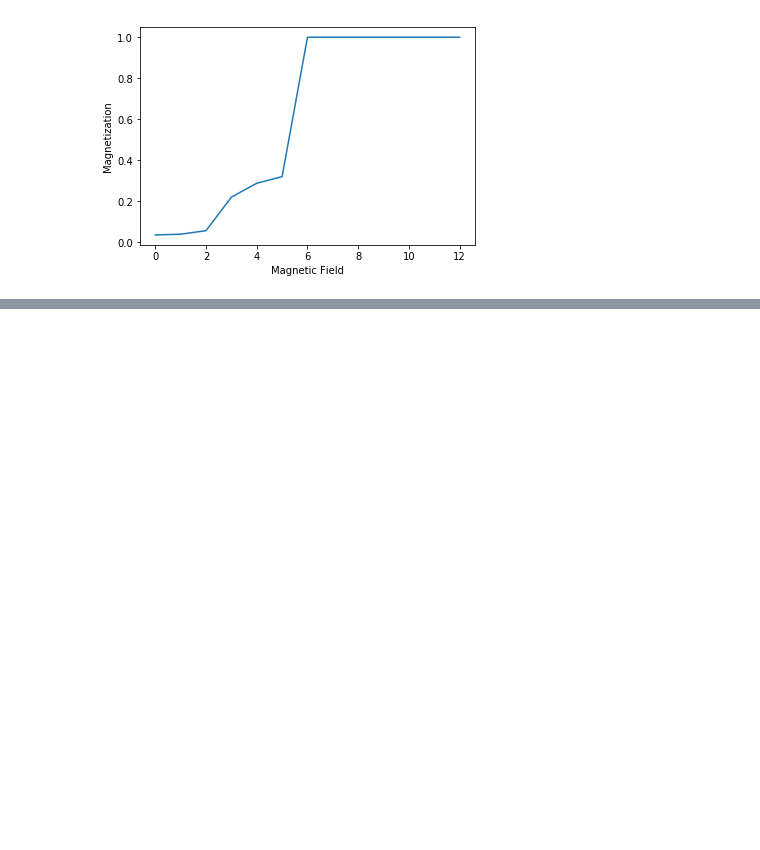
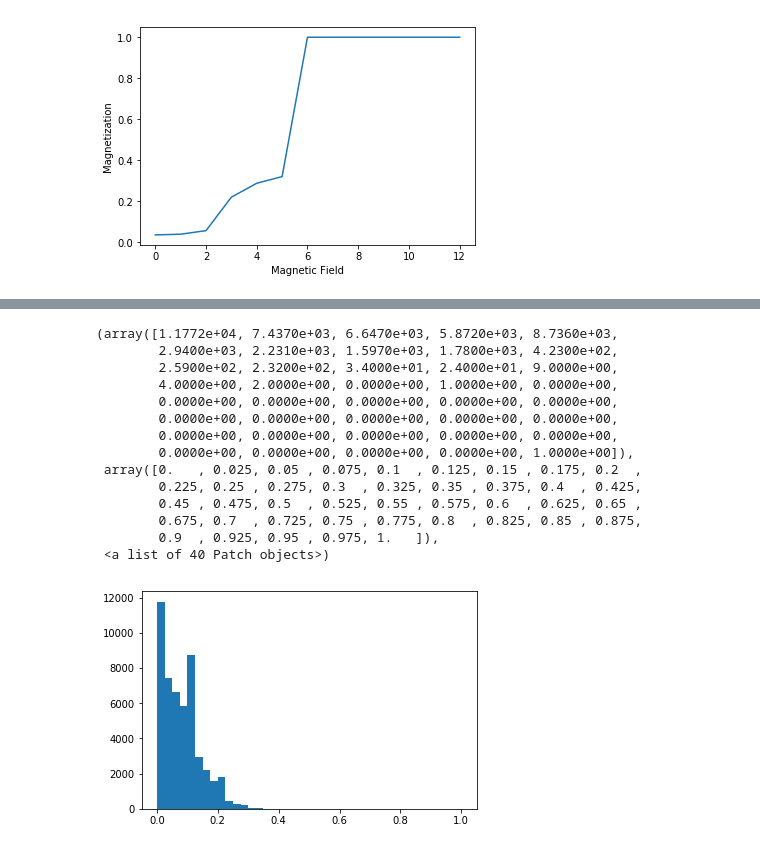
Before and after one commit to pondelion/PhysicsML, a Jupyter notebook: SpinInteractionBaysianEstimation/SpinInteractionBaysianEstimation.ipynb, the cells around one changed output, grey strips where cells are left out. Cells and saved outputs as stored; diff of their text form; code cells hidden in the pictures; blank space fills up the shorter version.

```diff
--- a/SpinInteractionBaysianEstimation/SpinInteractionBaysianEstimation.ipynb
+++ b/SpinInteractionBaysianEstimation/SpinInteractionBaysianEstimation.ipynb
@@ -583,0 +635,21 @@ h :  5
+# %%
+m = []
+for sc in spin_configurations:
+    m.append(abs(sum(sc))/(len(sc)*0.5))
+plt.hist(m, bins=40)
+# %% [output]
+(array([1.1772e+04, 7.4370e+03, 6.6470e+03, 5.8720e+03, 8.7360e+03,
+        2.9400e+03, 2.2310e+03, 1.5970e+03, 1.7800e+03, 4.2300e+02,
+        2.5900e+02, 2.3200e+02, 3.4000e+01, 2.4000e+01, 9.0000e+00,
+        4.0000e+00, 2.0000e+00, 0.0000e+00, 1.0000e+00, 0.0000e+00,
+        0.0000e+00, 0.0000e+00, 0.0000e+00, 0.0000e+00, 0.0000e+00,
+        0.0000e+00, 0.0000e+00, 0.0000e+00, 0.0000e+00, 0.0000e+00,
+        0.0000e+00, 0.0000e+00, 0.0000e+00, 0.0000e+00, 0.0000e+00,
+        0.0000e+00, 0.0000e+00, 0.0000e+00, 0.0000e+00, 1.0000e+00]),
+ array([0.   , 0.025, 0.05 , 0.075, 0.1  , 0.125, 0.15 , 0.175, 0.2  ,
+        0.225, 0.25 , 0.275, 0.3  , 0.325, 0.35 , 0.375, 0.4  , 0.425,
+        0.45 , 0.475, 0.5  , 0.525, 0.55 , 0.575, 0.6  , 0.625, 0.65 ,
+        0.675, 0.7  , 0.725, 0.75 , 0.775, 0.8  , 0.825, 0.85 , 0.875,
+        0.9  , 0.925, 0.95 , 0.975, 1.   ]),
+ <a list of 40 Patch objects>)
+[figure, added]
```
Also changed, not shown: parts of 8 cells of this notebook.
